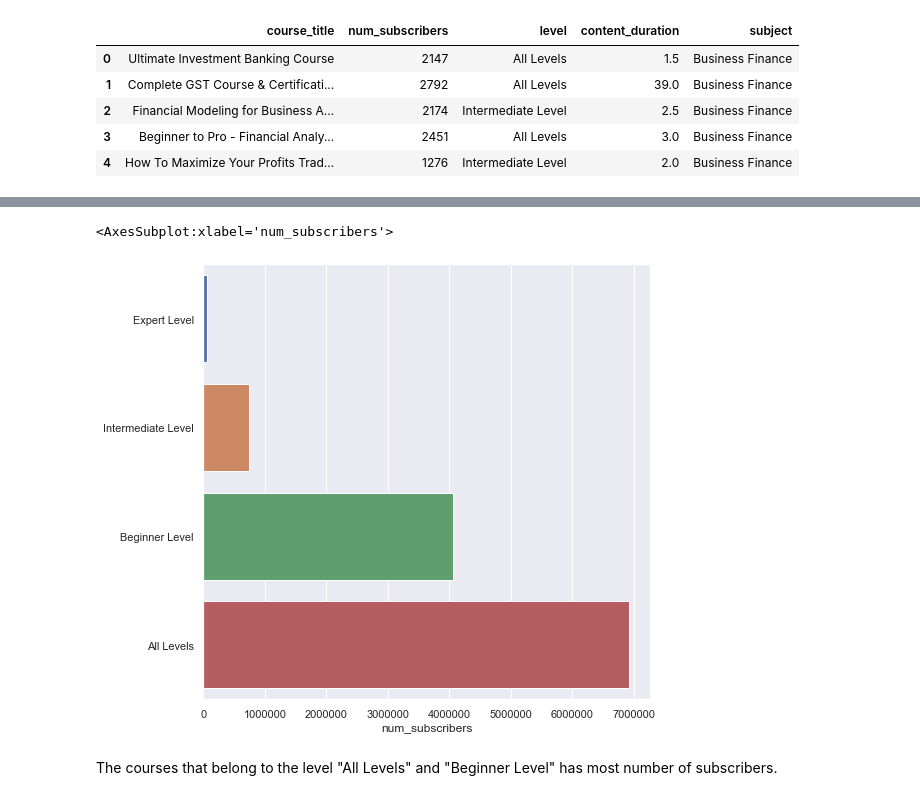
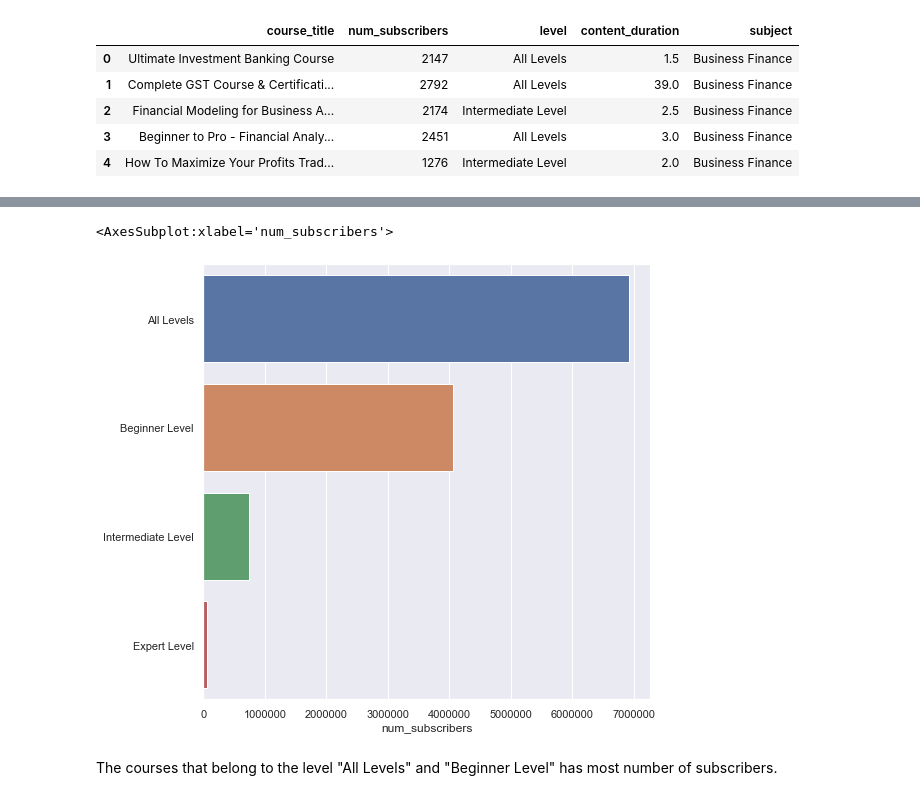
Before and after one commit to AnkurKumar77/Udemy-Courses, a Jupyter notebook: Project 1.ipynb, the cells around one changed output, grey strips where cells are left out. Cells and saved outputs as stored; diff of their text form; code cells hidden in the pictures.

```diff
--- a/Project 1.ipynb
+++ b/Project 1.ipynb
@@ -166,6 +180,21 @@ df_subset.head()
 | 3 | Beginner to Pro - Financial Analy... | 2451 | All Levels | 3.0 | Business Finance |
 | 4 | How To Maximize Your Profits Trad... | 1276 | Intermediate Level | 2.0 | Business Finance |
 # %%
-subvslevel={}
-for l in df['level'].unique(): # iterating over each level
-    subvslevel[l]=df[df.level==l]['num_subscribers'].sum() # storing the total num of subscribers in that particular level.
+def find_most_subscribed_level(df):
+    '''
+    Finding subscriber count(in descending order) for all the levels
+
+    INPUT:
+        df- The dataframe containing the subscribers and levels data
+
+    OUTPUT:
+        df_sub_level - dataframe with subscriber count for each level in desc order
+    '''
+    sub_level={}
+    for l in df['level'].unique(): # iterating over each level
+        sub_level[l]=df[df.level==l]['num_subscribers'].sum() # storing the total num of subscribers in that particular level.
+
+    df_sub_level=pd.DataFrame({'num_subscribers': sub_level})
+    df_sub_level.sort_values(by='num_subscribers',ascending=False,inplace=True)
+
+    return df_sub_level
@@ -183,0 +201,3 @@ df_subvslevel
+# %%
+df_sub_level=find_most_subscribed_level(df)
+df_sub_level
@@ -184,10 +210,10 @@ df_subvslevel
 # %%
 # Plotting the dataframe for visualization
 plt.ticklabel_format(style='plain', axis='x')
-sns.barplot(x = "num_subscribers",y = df_subvslevel.index, data = df_subvslevel)
+sns.barplot(x = "num_subscribers",y = df_sub_level.index, data = df_sub_level)
 # %% [output]
 <AxesSubplot:xlabel='num_subscribers'>
-[figure, old version]
+[figure, new version]
 # %%
 #Above results can also be achieved using the below lines of code
 
```
Also changed, not shown: parts of 6 cells of this notebook.
